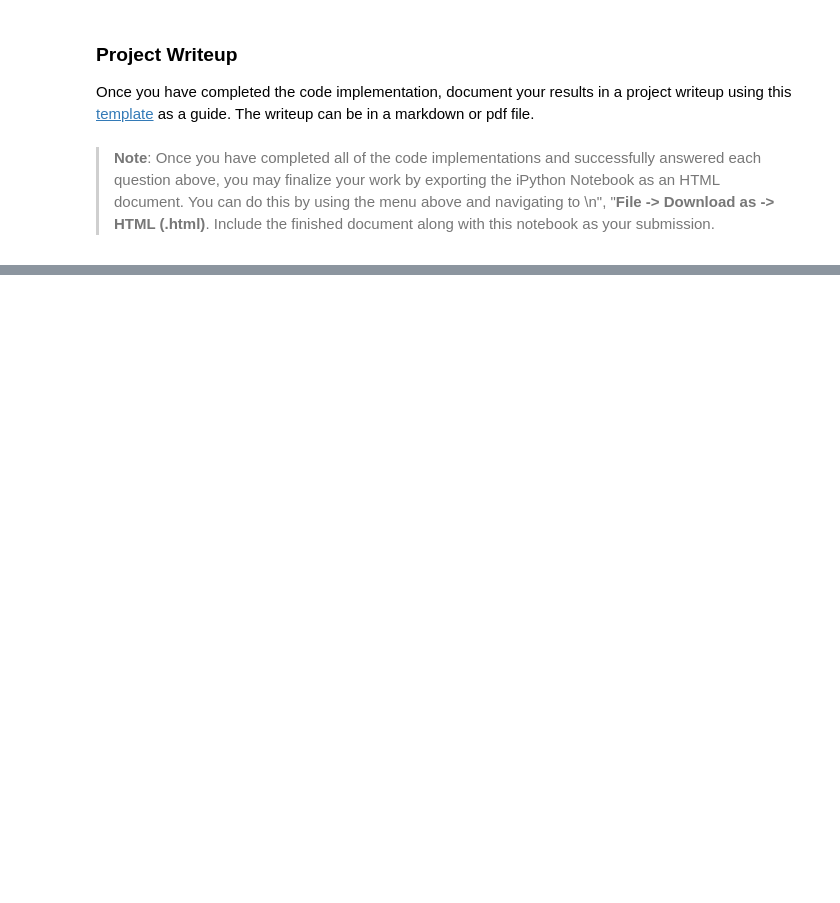
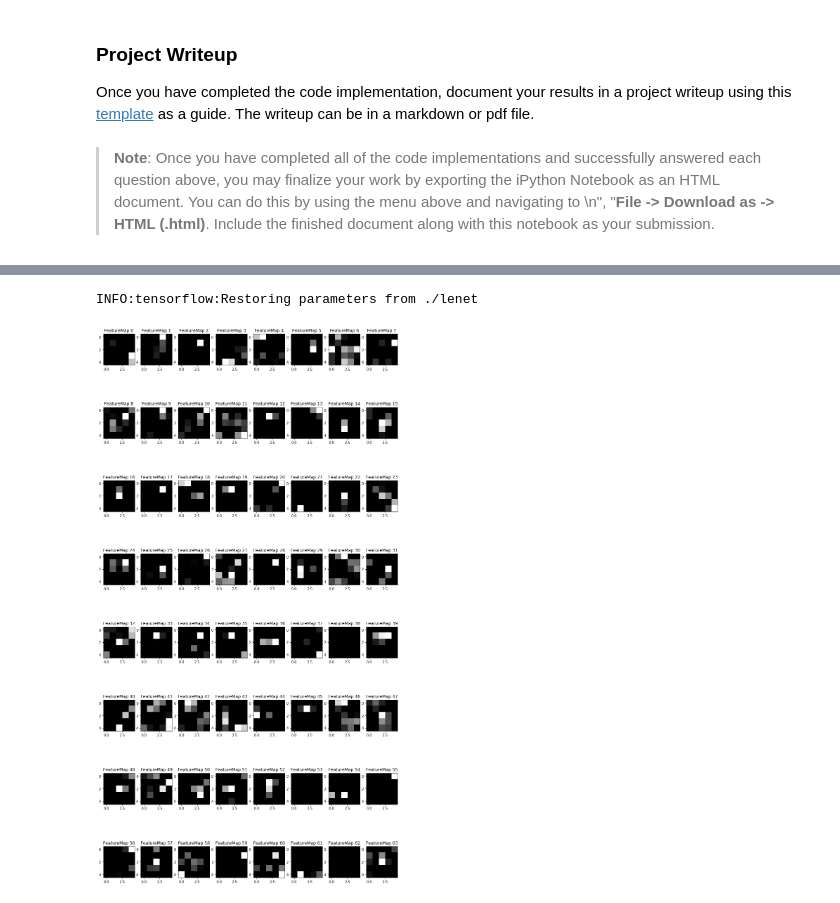
Before and after one commit to thejerrytan/CarND-Traffic-Sign-Classifier-Project, a Jupyter notebook: Traffic_Sign_Classifier.ipynb, the cells around one changed output, grey strips where cells are left out. Cells and saved outputs as stored; diff of their text form; code cells hidden in the pictures; blank space fills up the shorter version.

Commit message:
report done, featureMaps added

```diff
--- a/Traffic_Sign_Classifier.ipynb
+++ b/Traffic_Sign_Classifier.ipynb
@@ -514,7 +516,7 @@ def evaluate(X_data, y_data):
     return total_accuracy / num_examples
 # %%
 # Train the model
-EPOCHS = 20
+EPOCHS = 50
 BATCH_SIZE = 64
 
 saver = tf.train.Saver()
@@ -528,8 +530,6 @@ with tf.Session() as sess:
         for offset in range(0, num_examples, BATCH_SIZE):
             end = offset + BATCH_SIZE
             batch_x, batch_y = X_train_gray[offset:end], y_train[offset:end]
-#             batch_x, batch_y = augment_data(batch_x, batch_y, augmentation_factor=2, use_random_zoom=False)
-            # Total of 2 * 3 * BATCH_SIZE + BATCH_SIZE = 224 per batch after augmentation
             _, loss = sess.run([training_operation,loss_operation], feed_dict={x: batch_x, y: batch_y, keep_prob: 0.5})
             # print("loss : {:.3f}".format(loss))
 
@@ -627,10 +636,11 @@ assert(len(y_labels) == 5)
 processed_images = []
 for img in images:
     # grayscale
-    img = np.sum(X_valid/3, axis=3, keepdims=True)
+    img = np.sum(img/3, axis=2, keepdims=True)
     # normalize
     img = (img.astype(np.float32) - 128) / 128
     processed_images.append(img)
+processed_images = np.array(processed_images)
 # %% [markdown]
 ### Analyze Performance
 # %%
@@ -639,5 +649,5 @@ for img in images:
 with tf.Session() as sess:
     # Restore variables from disk.
     saver.restore(sess, "./lenet")
-    accuracy = evaluate(processed_images, y_labels)
+    accuracy = evaluate(np.array(processed_images), y_labels)
     print("Accuracy is {:.3f}".format(accuracy))
@@ -731,34 +762,38 @@ For an example of what feature map outputs look like, check out NVIDIA's results
 
 # image_input: the test image being fed into the network to produce the feature maps
 # tf_activation: should be a tf variable name used during your training procedure that represents the calculated state of a specific weight layer
 # activation_min/max: can be used to view the activation contrast in more detail, by default matplot sets min and max to the actual min and max values of the output
 # plt_num: used to plot out multiple different weight feature map sets on the same block, just extend the plt number for each new feature map entry
 
 def outputFeatureMap(image_input, tf_activation, activation_min=-1, activation_max=-1 ,plt_num=1):
     # Here make sure to preprocess your image_input in a way your network expects
     # with size, normalization, ect if needed
     # image_input =
     # Note: x should be the same name as your network's tensorflow data placeholder variable
     # If you get an error tf_activation is not defined it may be having trouble accessing the variable from inside a function
-    activation = tf_activation.eval(session=sess,feed_dict={x : image_input})
+    activation = tf_activation.eval(session=sess,feed_dict={x : image_input, keep_prob: 1.0})
     featuremaps = activation.shape[3]
-    plt.figure(plt_num, figsize=(15,15))
+    plt.figure(plt_num, figsize=(15,30))
     for featuremap in range(featuremaps):
-        plt.subplot(6,8, featuremap+1) # sets the number of feature maps to show on each row and column
+        plt.subplot(8,8, featuremap+1) # sets the number of feature maps to show on each row and column
         plt.title('FeatureMap ' + str(featuremap)) # displays the feature map number
         if activation_min != -1 & activation_max != -1:
             plt.imshow(activation[0,:,:, featuremap], interpolation="nearest", vmin =activation_min, vmax=activation_max, cmap="gray")
         elif activation_max != -1:
             plt.imshow(activation[0,:,:, featuremap], interpolation="nearest", vmax=activation_max, cmap="gray")
         elif activation_min !=-1:
             plt.imshow(activation[0,:,:, featuremap], interpolation="nearest", vmin=activation_min, cmap="gray")
         else:
             plt.imshow(activation[0,:,:, featuremap], interpolation="nearest", cmap="gray")
 
 with tf.Session() as sess:
     # Take a random training image
     idx = np.random.randint(0,X_train.shape[0])
     saver.restore(sess, "./lenet")
     img = X_train_gray[idx]
     img = np.reshape(img, (1, img.shape[0], img.shape[1], img.shape[2]))
-    outputFeatureMap(img, conv2, activation_min=-1, activation_max=1)
+    outputFeatureMap(img, conv2, activation_min=-1, activation_max=-1)
+plt.savefig("./report/activation_visualization")
+# %% [output]
+INFO:tensorflow:Restoring parameters from ./lenet
+[figure, added]
```
Also changed, not shown: parts of 9 cells of this notebook, 18 other files.
